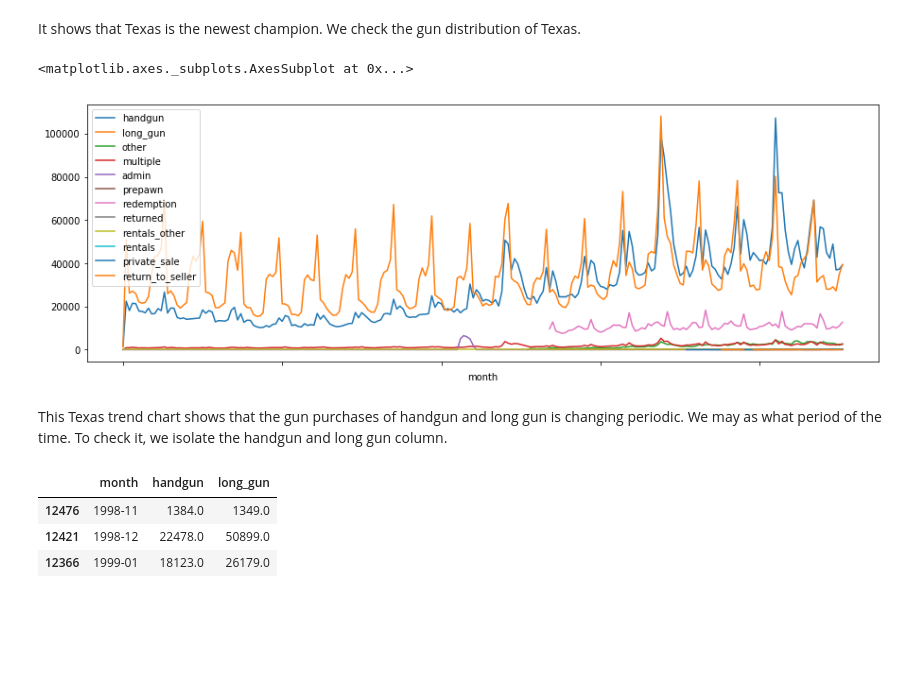
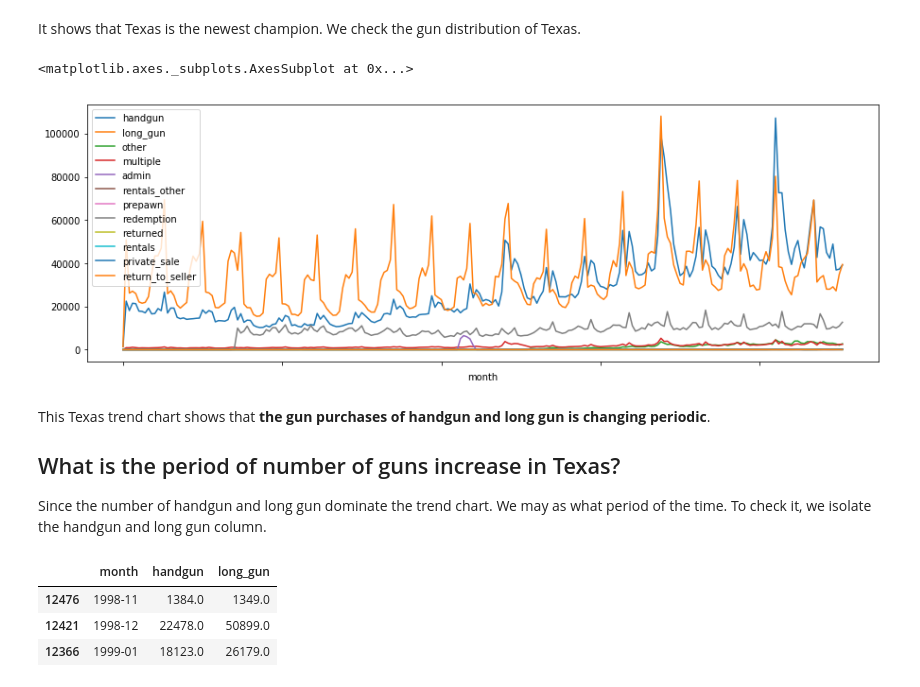
Before and after one commit to xchwan/FBI_Gun_Data_Analysis, a Jupyter notebook: Data_Analysis_Project_gun_data.ipynb, the cells around one changed output. Cells and saved outputs as stored; diff of their text form; code cells hidden in the pictures; blank space fills up the shorter version.

```diff
--- a/Data_Analysis_Project_gun_data.ipynb
+++ b/Data_Analysis_Project_gun_data.ipynb
@@ -42,7 +42,7 @@ def sum_over_guns(gun_dataframe,column_index):
     sum_over_guns = gun_dataframe[handgun] + gun_dataframe[long_gun] + gun_dataframe[other]
     return sum_over_guns
 
-gun_data_summerize = gun_data
+gun_data_summerize = gun_data.fillna(0)
 gun_data_summerize['prepawn'] = sum_over_guns(gun_data_summerize,'prepawn')
 gun_data_summerize['redemption'] = sum_over_guns(gun_data_summerize,'redemption')
 gun_data_summerize['returned'] = sum_over_guns(gun_data_summerize,'returned')
@@ -175,10 +173,12 @@ state_vs_gun_no_permit.plot(x='state',kind='bar', figsize=(15,5))
 It shows that Texas is the newest champion. We check the gun distribution of Texas.
 # %%
 gun_data_drop_by_month_no_permit = gun_data_drop_by_month.drop(['permit','permit_recheck'], axis=1)
-gun_data_drop_by_month_no_permit[gun_data.state == 'Texas'].plot(kind='line', x='month', figsize=(15,5))
+gun_data_drop_by_month_no_permit.loc[gun_data['state'] == 'Texas'].plot(kind='line', x='month', figsize=(15,5))
 # %% [output]
 <matplotlib.axes._subplots.AxesSubplot at 0x...>
-[figure, old version]
+[figure, new version]
 # %% [markdown]
-This Texas trend chart shows that the gun purchases of handgun and long gun is changing periodic. We may as what period of the time. To check it, we isolate the handgun and long gun column.
+This Texas trend chart shows that **the gun purchases of handgun and long gun is changing periodic**.
+## What is the period of number of guns increase in Texas?
+Since the number of handgun and long gun dominate the trend chart. We may as what period of the time. To check it, we isolate the handgun and long gun column.
 # %%
```
Also changed, not shown: parts of 10 cells of this notebook.
